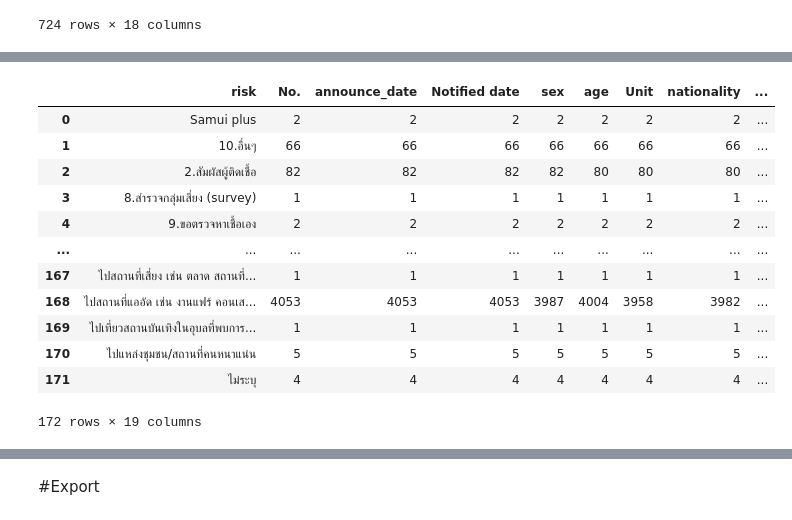
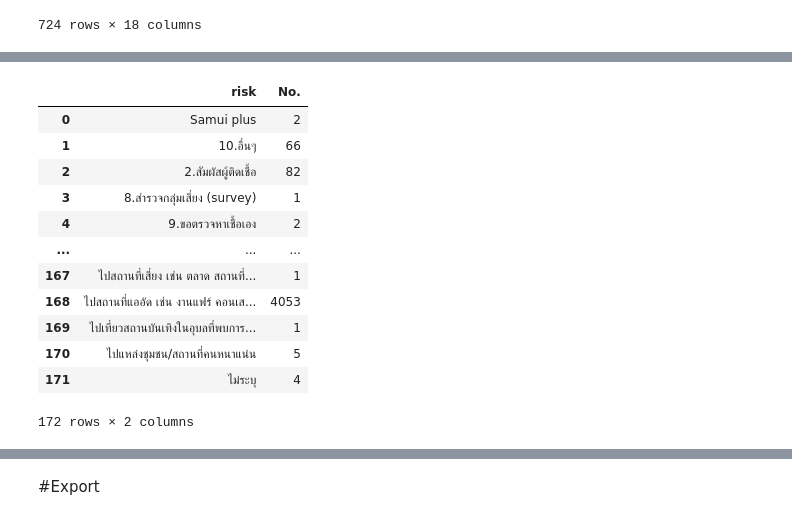
Before and after one commit to ThanikPimpiban/data_viz_2022, a Jupyter notebook: ProjectFinal.ipynb, the cells around one changed output, grey strips where cells are left out. Drawn from its saved outputs; the diff is of its cells as text; code cells hidden in the pictures.

```diff
--- a/ProjectFinal.ipynb
+++ b/ProjectFinal.ipynb
@@ -488,17 +524,17 @@ num_of_state
 # %%
-list_of_risk = df_all.groupby(['risk']).count().reset_index()  ## หาจำนวนผู้ติดเชื้อโควิค-19 แบ่งตามกลุ่ม Cluster
+list_of_risk = df_all.groupby(['risk']).count().reset_index().iloc[:,:2]  ## หาจำนวนผู้ติดเชื้อโควิค-19 แบ่งตามกลุ่ม Cluster
 list_of_risk
 # %% [output]
-|  | risk | No. | announce_date | Notified date | sex | age | Unit | nationality | ... |
-| 0 | Samui plus | 2 | 2 | 2 | 2 | 2 | 2 | 2 | ... |
-| 1 | 10.อื่นๆ | 66 | 66 | 66 | 66 | 66 | 66 | 66 | ... |
-| 2 | 2.สัมผัสผู้ติดเชื้อ | 82 | 82 | 82 | 82 | 80 | 80 | 80 | ... |
-| 3 | 8.สำรวจกลุ่มเสี่ยง (survey) | 1 | 1 | 1 | 1 | 1 | 1 | 1 | ... |
-| 4 | 9.ขอตรวจหาเชื้อเอง | 2 | 2 | 2 | 2 | 2 | 2 | 2 | ... |
-| ... | ... | ... | ... | ... | ... | ... | ... | ... | ... |
-| 167 | ไปสถานที่เสี่ยง เช่น ตลาด สถานที่... | 1 | 1 | 1 | 1 | 1 | 1 | 1 | ... |
-| 168 | ไปสถานที่แออัด เช่น งานแฟร์ คอนเส... | 4053 | 4053 | 4053 | 3987 | 4004 | 3958 | 3982 | ... |
-| 169 | ไปเที่ยวสถานบันเทิงในอุบลที่พบการ... | 1 | 1 | 1 | 1 | 1 | 1 | 1 | ... |
-| 170 | ไปแหล่งชุมชน/สถานที่คนหนาแน่น | 5 | 5 | 5 | 5 | 5 | 5 | 5 | ... |
-| 171 | ไม่ระบุ | 4 | 4 | 4 | 4 | 4 | 4 | 4 | ... |
+|  | risk | No. |
+| 0 | Samui plus | 2 |
+| 1 | 10.อื่นๆ | 66 |
+| 2 | 2.สัมผัสผู้ติดเชื้อ | 82 |
+| 3 | 8.สำรวจกลุ่มเสี่ยง (survey) | 1 |
+| 4 | 9.ขอตรวจหาเชื้อเอง | 2 |
+| ... | ... | ... |
+| 167 | ไปสถานที่เสี่ยง เช่น ตลาด สถานที่... | 1 |
+| 168 | ไปสถานที่แออัด เช่น งานแฟร์ คอนเส... | 4053 |
+| 169 | ไปเที่ยวสถานบันเทิงในอุบลที่พบการ... | 1 |
+| 170 | ไปแหล่งชุมชน/สถานที่คนหนาแน่น | 5 |
+| 171 | ไม่ระบุ | 4 |
-172 rows × 19 columns
+172 rows × 2 columns
```
Also changed, not shown: parts of 15 cells of this notebook.
